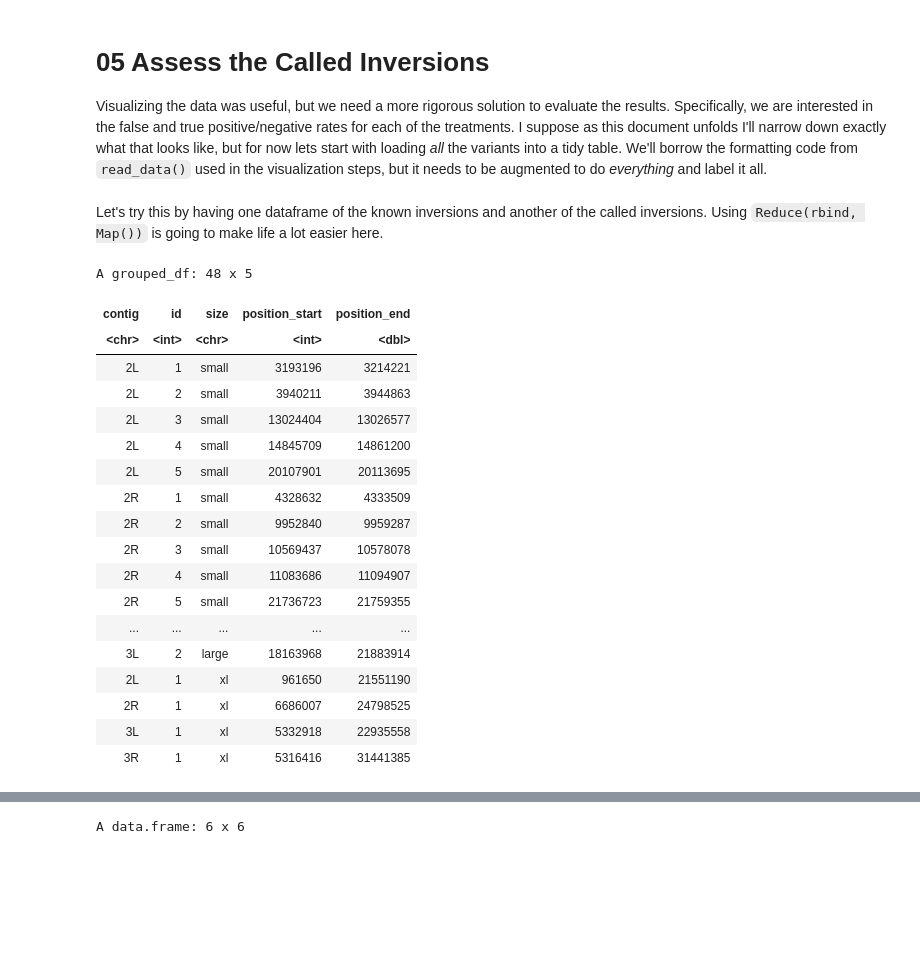
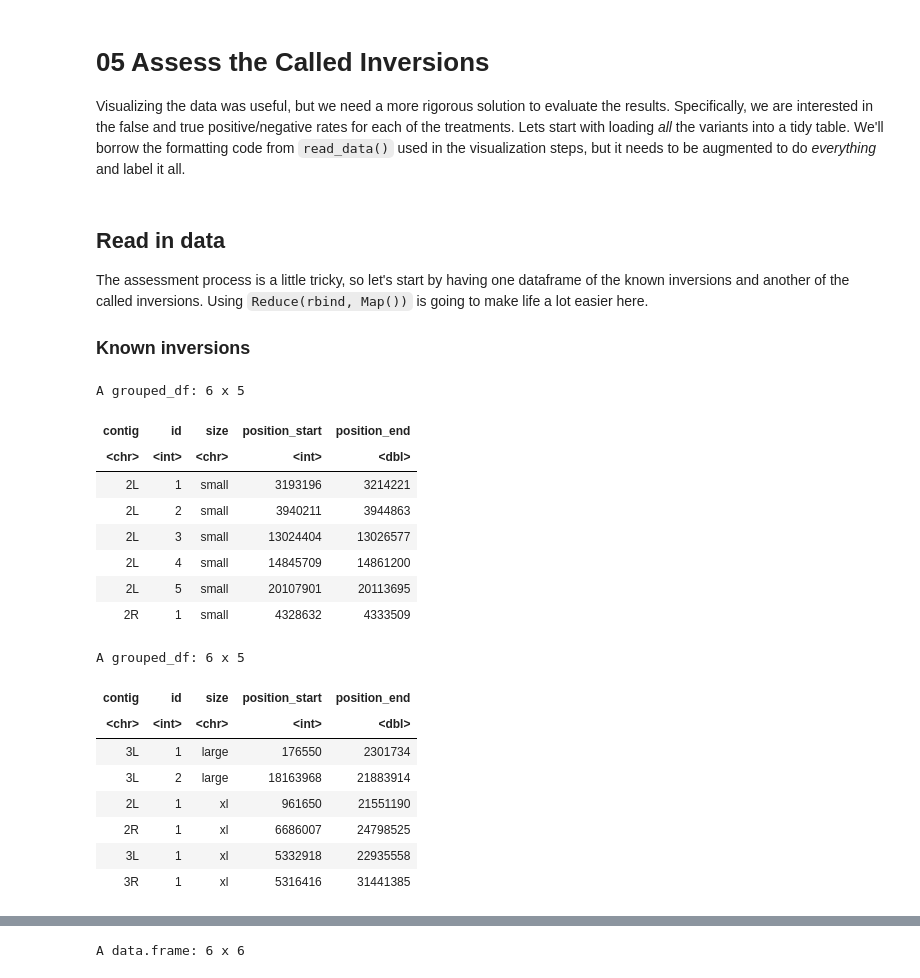
Before and after one commit to pdimens/haplotagging_simulations, a Jupyter notebook: assess_called_inversions.ipynb, the cells around one changed output, grey strips where cells are left out. Saved outputs shown, nothing was run; the diff lists cells and outputs as text; code cells hidden in the pictures; blank space fills up the shorter version.

```diff
--- a/assess_called_inversions.ipynb
+++ b/assess_called_inversions.ipynb
@@ -1,6 +1,6 @@
 # %% [markdown]
 # 05 Assess the Called Inversions
-Visualizing the data was useful, but we need a more rigorous solution to evaluate the results. Specifically, we are interested in the false and true positive/negative rates for each of the treatments. I suppose as this document unfolds I'll narrow down exactly what that looks like, but for now lets start with loading *all* the variants into a tidy table. We'll borrow the formatting code from `read_data()` used in the visualization steps, but it needs to be augmented to do _everything_ and label it all.
+Visualizing the data was useful, but we need a more rigorous solution to evaluate the results. Specifically, we are interested in the false and true positive/negative rates for each of the treatments. Lets start with loading *all* the variants into a tidy table. We'll borrow the formatting code from `read_data()` used in the visualization steps, but it needs to be augmented to do _everything_ and label it all.
 # %%
 library(dplyr)
 library(tidyr)
@@ -61,27 +61,30 @@ read_called_data <- function(size_treatment){
     return(called_df)
 }
 # %% [markdown]
-Let's try this by having one dataframe of the known inversions and another of the called inversions. Using `Reduce(rbind, Map())` is going to make life a lot easier here.
+## Read in data
+The assessment process is a little tricky, so let's start by having one dataframe of the known inversions and another of the called inversions. Using `Reduce(rbind, Map())` is going to make life a lot easier here.
+
+### Known inversions
 # %%
 truthset <- Reduce(rbind, Map(read_truth_data, c("small","medium","large","xl")))
-truthset
+head(truthset)
+tail(truthset)
 # %% [output]
-A grouped_df: 48 x 5
+A grouped_df: 6 x 5
 | contig | id | size | position_start | position_end |
 | <chr> | <int> | <chr> | <int> | <dbl> |
 | 2L | 1 | small | 3193196 | 3214221 |
 | 2L | 2 | small | 3940211 | 3944863 |
 | 2L | 3 | small | 13024404 | 13026577 |
 | 2L | 4 | small | 14845709 | 14861200 |
 | 2L | 5 | small | 20107901 | 20113695 |
 | 2R | 1 | small | 4328632 | 4333509 |
-| 2R | 2 | small | 9952840 | 9959287 |
-| 2R | 3 | small | 10569437 | 10578078 |
-| 2R | 4 | small | 11083686 | 11094907 |
-| 2R | 5 | small | 21736723 | 21759355 |
-| ... | ... | ... | ... | ... |
-| 3L | 2 | large | 18163968 | 21883914 |
-| 2L | 1 | xl | 961650 | 21551190 |
-| 2R | 1 | xl | 6686007 | 24798525 |
-| 3L | 1 | xl | 5332918 | 22935558 |
-| 3R | 1 | xl | 5316416 | 31441385 |
+A grouped_df: 6 x 5
+| contig | id | size | position_start | position_end |
+| <chr> | <int> | <chr> | <int> | <dbl> |
+| 3L | 1 | large | 176550 | 2301734 |
+| 3L | 2 | large | 18163968 | 21883914 |
+| 2L | 1 | xl | 961650 | 21551190 |
+| 2R | 1 | xl | 6686007 | 24798525 |
+| 3L | 1 | xl | 5332918 | 22935558 |
+| 3R | 1 | xl | 5316416 | 31441385 |
```
Also changed, not shown: parts of 29 cells of this notebook.
